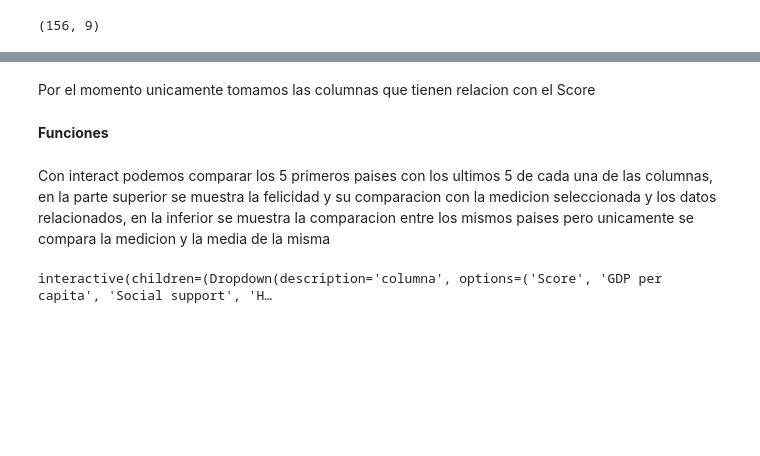
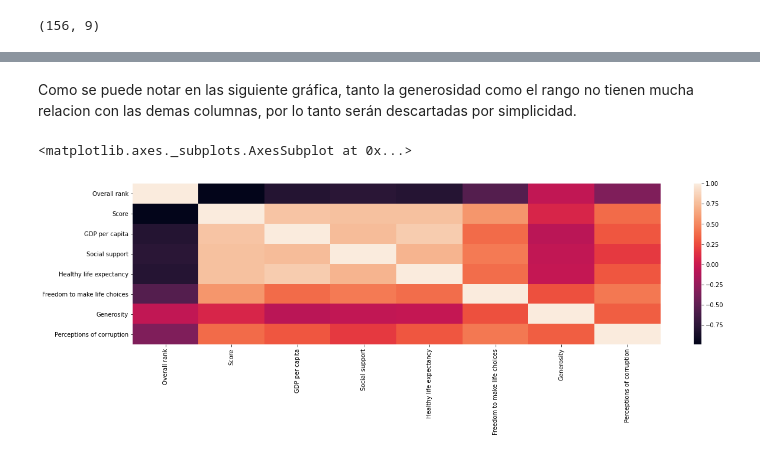
Before and after one commit to DaletWolff/Happiness, a Jupyter notebook: Happiness.ipynb, the cells around one changed output, grey strips where cells are left out. Cells and saved outputs as stored; diff of their text form; code cells hidden in the pictures; blank space fills up the shorter version.

```diff
--- a/Happiness.ipynb
+++ b/Happiness.ipynb
@@ -44,6 +29,0 @@ sns.pairplot(df_2019)
-# %% [markdown]
-Por el momento unicamente tomamos las columnas que tienen relacion con el Score
-# %%
-df_2019 = df_2019.drop(columns = ["Overall rank", "Freedom to make life choices", "Generosity"])
-# %% [markdown]
-**Funciones**
@@ -90,9 +30,7 @@ def comparaciones(columna):
-# %% [markdown]
-Con interact podemos comparar los 5 primeros paises con los ultimos 5 de cada una de las columnas, en la parte superior se muestra la felicidad y su comparacion con la medicion seleccionada y los datos relacionados, en la inferior se muestra la comparacion entre los mismos paises pero unicamente se compara la medicion y la media de la misma
-# %%
-@interact(columna = df_2019.columns.tolist()[1:])
-def seleccionar_columna(columna):
-  graficar_columnas(columna)
-  comparaciones(columna)
-# %% [output]
-interactive(children=(Dropdown(description='columna', options=('Score', 'GDP per capita', 'Social support', 'H…
+# %% [markdown]
+Como se puede notar en las siguiente gráfica, tanto la generosidad como el rango no tienen mucha relacion con las demas columnas, por lo tanto serán descartadas por simplicidad.
+# %%
+sns.heatmap(df_2019.corr())
+# %% [output]
+<matplotlib.axes._subplots.AxesSubplot at 0x...>
+[figure, added]
```
Also changed, not shown: parts of 51 cells of this notebook.
